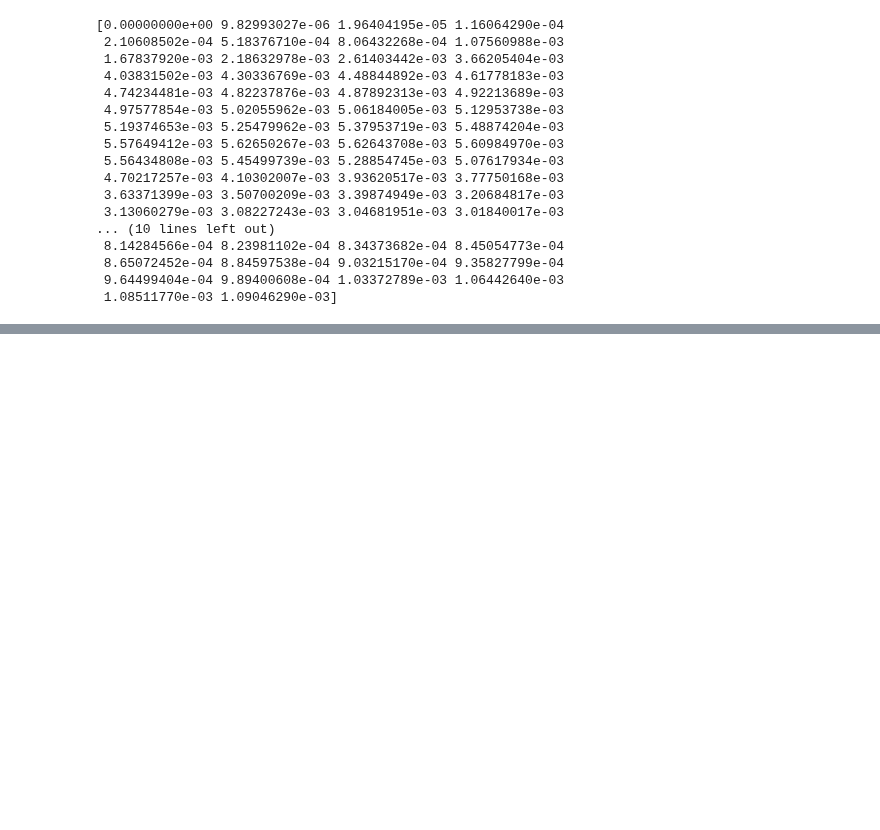
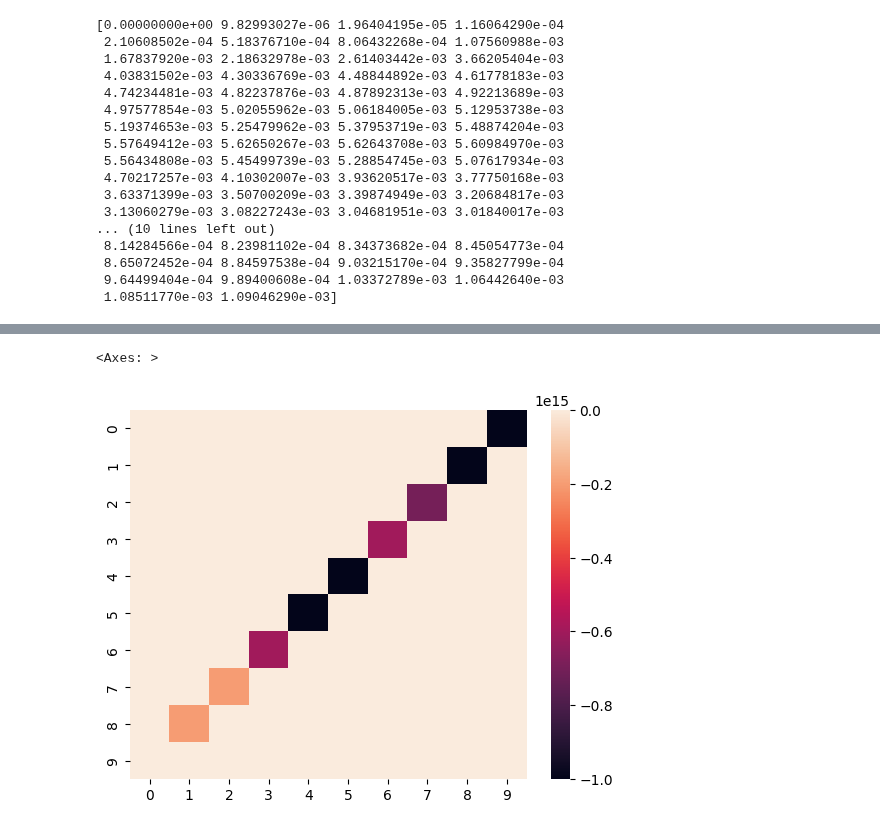
Before and after one commit to GiveMe1Coffee/m6-consumer-resource-model, a Jupyter notebook: M6_project.ipynb, the cells around one changed output, grey strips where cells are left out. Cells and saved outputs as stored; diff of their text form; code cells hidden in the pictures; blank space fills up the shorter version.

```diff
--- a/M6_project.ipynb
+++ b/M6_project.ipynb
@@ -1410,0 +1417,14 @@ sns.heatmap(R_matrix)
+# %%
+R2_f=[]
+for l in np.linspace(0,1,10):
+  for d in np.linspace(0,1,10):
+    numerator = D[0,1,0]*l*K*d/(1-l)
+    denominator = 1-(D[0,1,0]*l*d/(1-l))
+    R2_f.append(numerator/denominator)
+
+R2_f = np.array(R_f)
+R2_f[R_f < 0] = 0
+R2_f[np.isinf(R_f)] = 1e15
+R2_f[np.isnan(R_f)] = 0
+#R_f
+len(R2_f)
@@ -1410,0 +1446,12 @@ sns.heatmap(R_matrix)
+# %%
+R2 = np.array((R2))
+# %%
+R2_abs = R2-R2_f
+
+R2_matrix = R2_abs.reshape((10, 10))
+#R2_matrix
+# %%
+sns.heatmap(R2_matrix)
+# %% [output]
+<Axes: >
+[figure, added]
```
Also changed, not shown: parts of 6 cells of this notebook.
